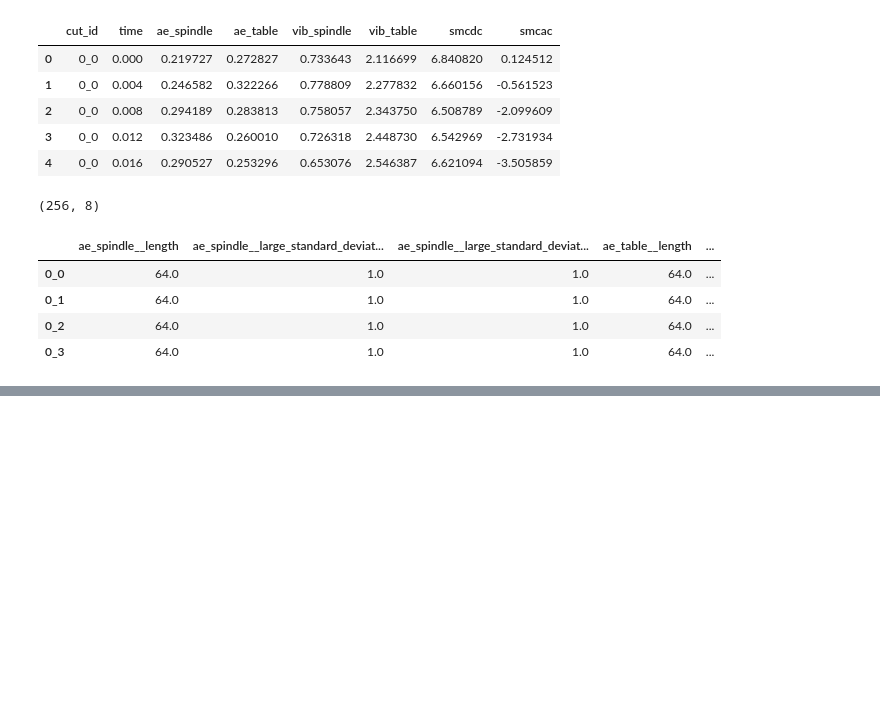
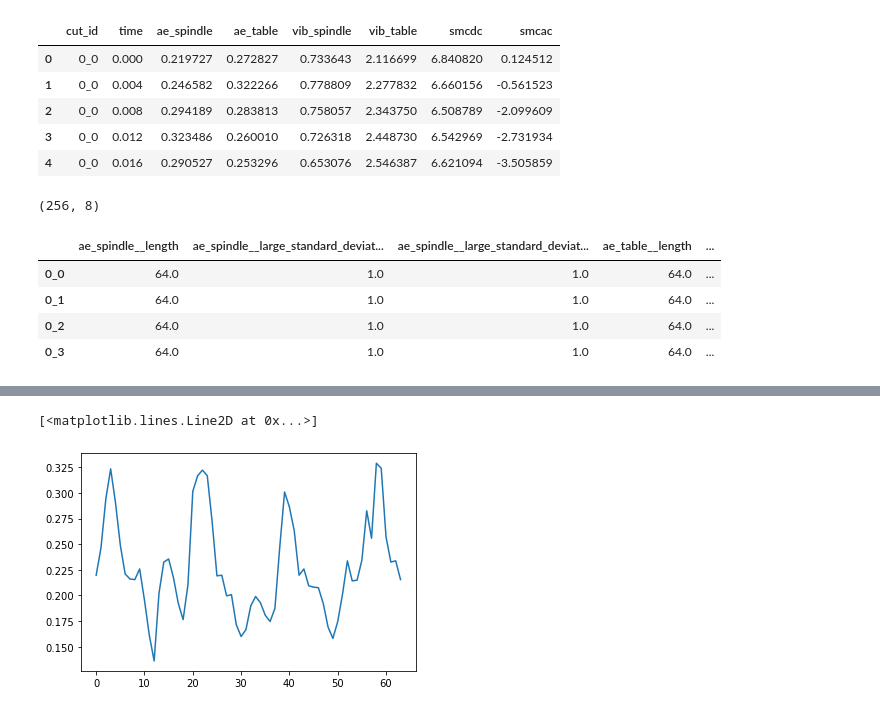
Before and after one commit to tvhahn/tspipe, a Jupyter notebook: notebooks/1.1-milling-tsfresh-example.ipynb, the cells around one changed output, grey strips where cells are left out. Drawn from its saved outputs; the diff is of its cells as text; code cells hidden in the pictures; blank space fills up the shorter version.

```diff
--- a/notebooks/1.1-milling-tsfresh-example.ipynb
+++ b/notebooks/1.1-milling-tsfresh-example.ipynb
@@ -67,0 +77,5 @@ extracted_features
+# %%
+plt.plot(df[df['cut_id']=='0_0']['ae_spindle'])
+# %% [output]
+[<matplotlib.lines.Line2D at 0x...>]
+[figure, added]
```
Also changed, not shown: parts of 4 cells of this notebook, 2 other files.
